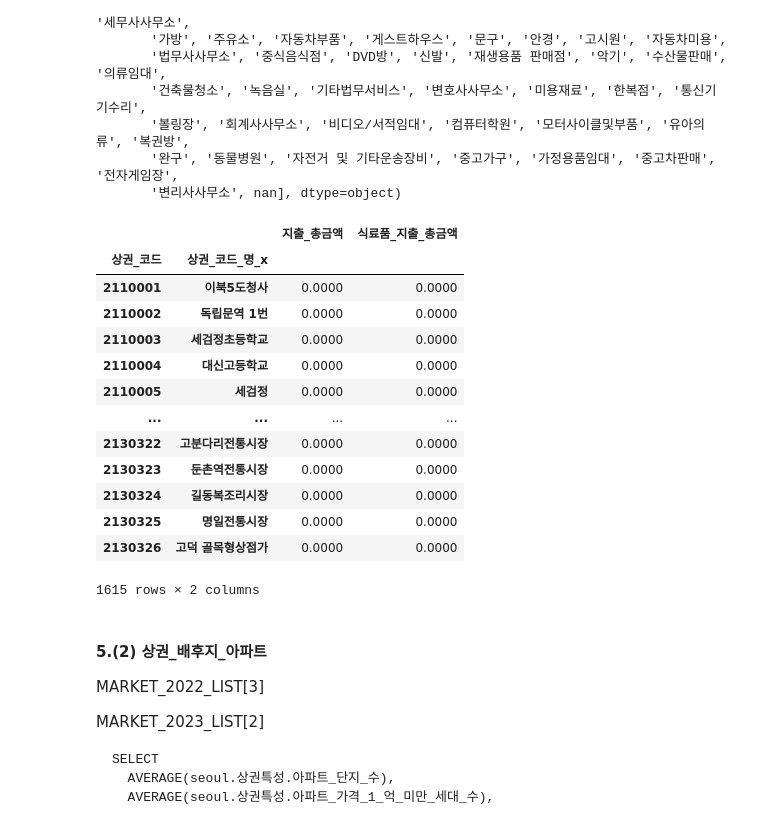
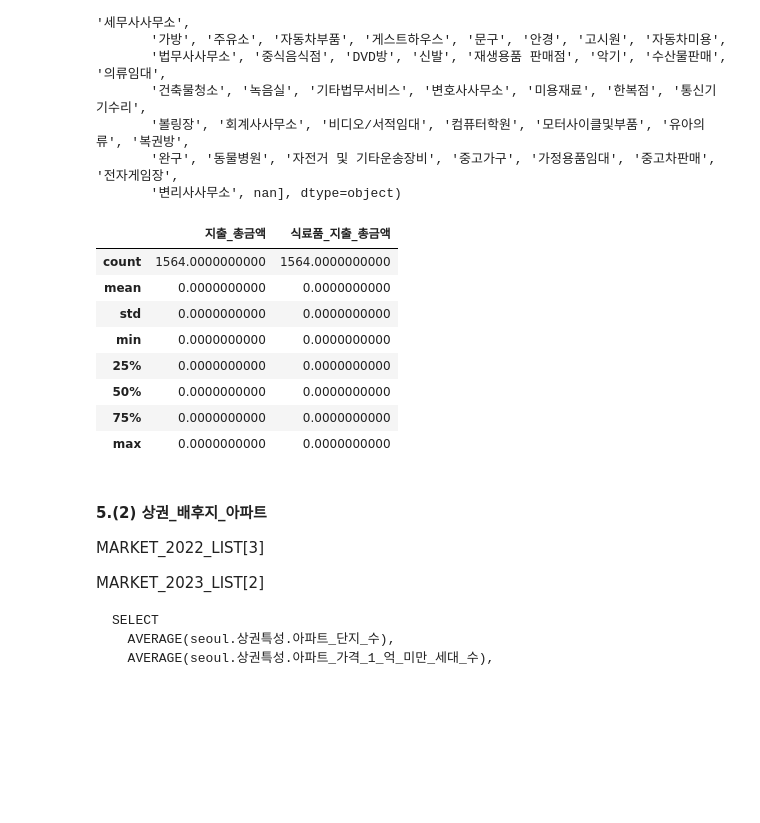
Before and after one commit to Gayeon6423/2023BigContest, a Jupyter notebook: [SALES_FIELD]_GRADE_TRANSFORMATION.ipynb, the cells around one changed output. Saved outputs shown, nothing was run; the diff lists cells and outputs as text; code cells hidden in the pictures; blank space fills up the shorter version.

```diff
--- a/[SALES_FIELD]_GRADE_TRANSFORMATION.ipynb
+++ b/[SALES_FIELD]_GRADE_TRANSFORMATION.ipynb
@@ -281,23 +281,22 @@ array(['전자상거래업', '인테리어', '철물점', '가전제품', '섬
        '볼링장', '회계사사무소', '비디오/서적임대', '컴퓨터학원', '모터사이클및부품', '유아의류', '복권방',
        '완구', '동물병원', '자전거 및 기타운송장비', '중고가구', '가정용품임대', '중고차판매', '전자게임장',
        '변리사사무소', nan], dtype=object)
+# %%
+# 지수형 표기법 e를 연속형 변환
+pd.options.display.float_format = '{:.10f}'.format
 # %%
-# MERGE_2022_DATA.groupby(["상권_코드", "상권_코드_명_x"])[["지출_총금액", "식료품_지출_총금액"]].agg(lambda x: x.std() / x.mean())
+MERGE_2022_DATA.groupby(["상권_코드", "상권_코드_명_x"])[["지출_총금액", "식료품_지출_총금액"]].agg(lambda x: x.std() / x.mean()).describe()
+  # Error
 # %% [output]
-|  |  | 지출_총금액 | 식료품_지출_총금액 |
-| 상권_코드 | 상권_코드_명_x |  |  |
-| 2110001 | 이북5도청사 | 0.0000 | 0.0000 |
-| 2110002 | 독립문역 1번 | 0.0000 | 0.0000 |
-| 2110003 | 세검정초등학교 | 0.0000 | 0.0000 |
-| 2110004 | 대신고등학교 | 0.0000 | 0.0000 |
-| 2110005 | 세검정 | 0.0000 | 0.0000 |
-| ... | ... | ... | ... |
-| 2130322 | 고분다리전통시장 | 0.0000 | 0.0000 |
-| 2130323 | 둔촌역전통시장 | 0.0000 | 0.0000 |
-| 2130324 | 길동복조리시장 | 0.0000 | 0.0000 |
-| 2130325 | 명일전통시장 | 0.0000 | 0.0000 |
-| 2130326 | 고덕 골목형상점가 | 0.0000 | 0.0000 |
+|  | 지출_총금액 | 식료품_지출_총금액 |
+| count | 1564.0000000000 | 1564.0000000000 |
+| mean | 0.0000000000 | 0.0000000000 |
+| std | 0.0000000000 | 0.0000000000 |
+| min | 0.0000000000 | 0.0000000000 |
+| 25% | 0.0000000000 | 0.0000000000 |
+| 50% | 0.0000000000 | 0.0000000000 |
+| 75% | 0.0000000000 | 0.0000000000 |
+| max | 0.0000000000 | 0.0000000000 |
-1615 rows × 2 columns
 # %% [markdown]
 #### 5.(2) 상권_배후지_아파트
 
```
